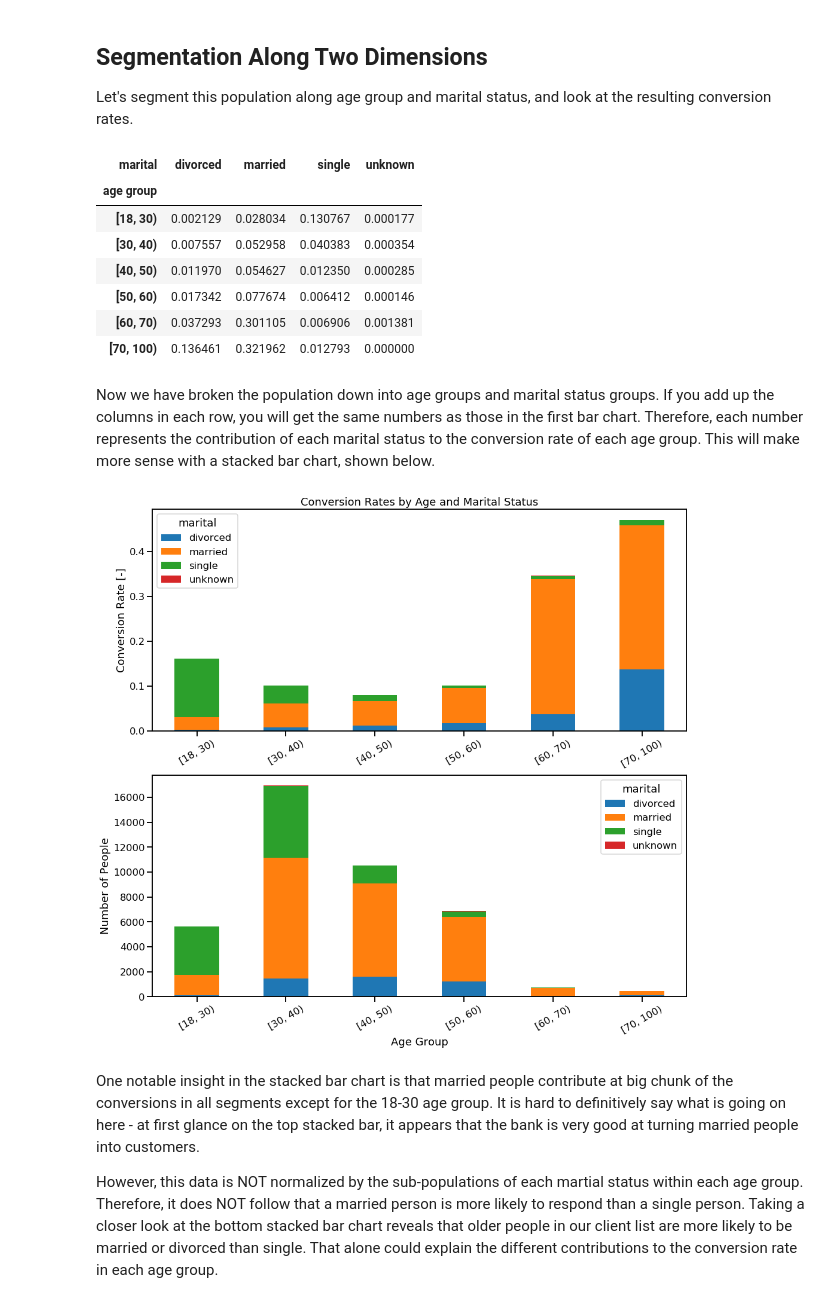
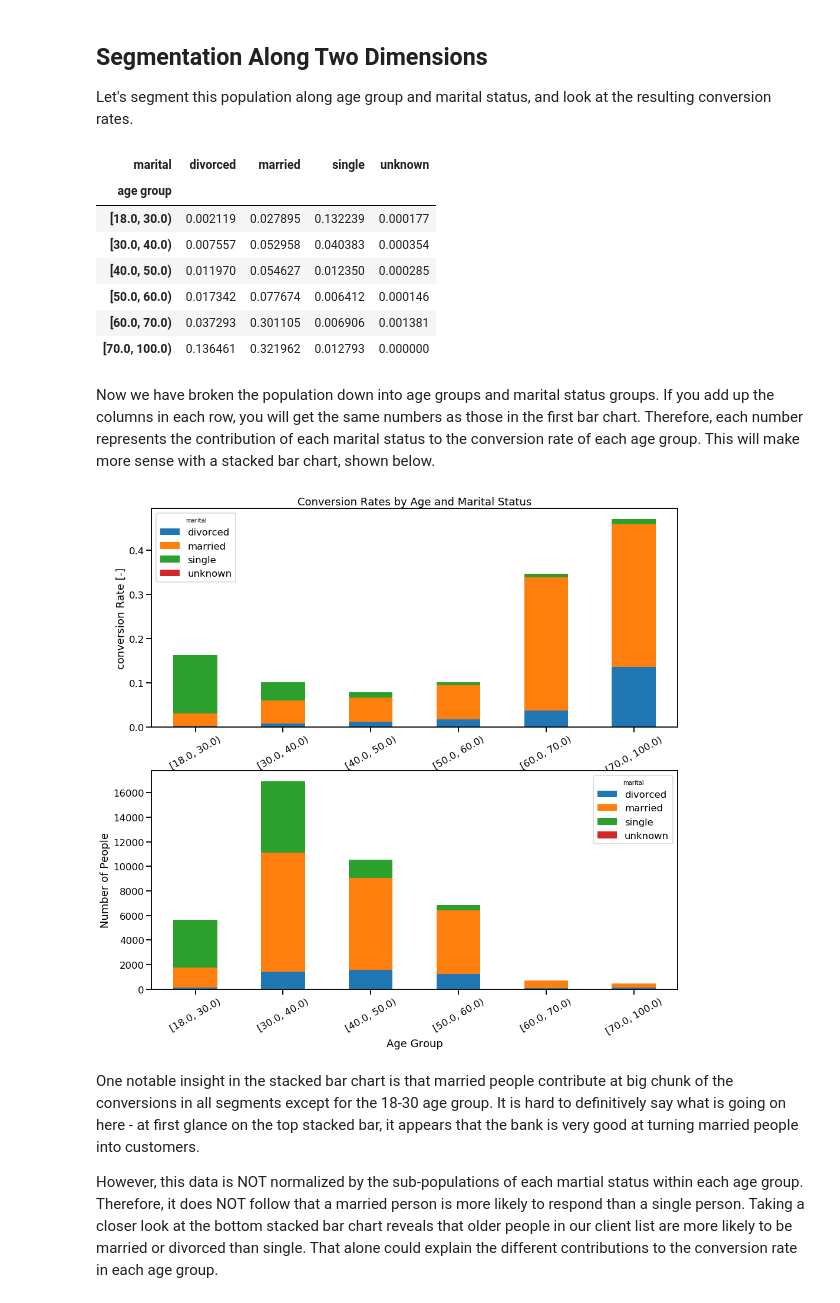
Before and after one commit to yahiakala/data-science-galeria, a Jupyter notebook: marketing-engagement/1-yk-casestudy1.ipynb, the cells around one changed output. Saved outputs shown, nothing was run; the diff lists cells and outputs as text; code cells hidden in the pictures.

```diff
--- a/marketing-engagement/1-yk-casestudy1.ipynb
+++ b/marketing-engagement/1-yk-casestudy1.ipynb
@@ -21,7 +20,7 @@ import numpy as np
 The autoreload extension is already loaded. To reload it, use:
   %reload_ext autoreload
 # %%
-df = pd.read_csv('../data/raw/bank-additional-full.csv', sep=';')
+df = pd.read_csv('bank-additional-full.csv', sep=';')
 # %%
 df.head()
 # %% [output]
@@ -90,27 +89,25 @@ The bar plots above do a better job of showing how the conversion rate varies wi
 ## Segmentation Along Two Dimensions
 Let's segment this population along age group and marital status, and look at the resulting conversion rates.
 # %%
-hp.conversion_segmented_2(df2, 'conversion',
-                          ['age group', 'marital'])
+hp.ratio_segmented_2(df2, 'conversion', ['age group', 'marital'])
 # %% [output]
 | marital | divorced | married | single | unknown |
 | age group |  |  |  |  |
-| [18, 30) | 0.002129 | 0.028034 | 0.130767 | 0.000177 |
-| [30, 40) | 0.007557 | 0.052958 | 0.040383 | 0.000354 |
-| [40, 50) | 0.011970 | 0.054627 | 0.012350 | 0.000285 |
-| [50, 60) | 0.017342 | 0.077674 | 0.006412 | 0.000146 |
-| [60, 70) | 0.037293 | 0.301105 | 0.006906 | 0.001381 |
-| [70, 100) | 0.136461 | 0.321962 | 0.012793 | 0.000000 |
+| [18.0, 30.0) | 0.002119 | 0.027895 | 0.132239 | 0.000177 |
+| [30.0, 40.0) | 0.007557 | 0.052958 | 0.040383 | 0.000354 |
+| [40.0, 50.0) | 0.011970 | 0.054627 | 0.012350 | 0.000285 |
+| [50.0, 60.0) | 0.017342 | 0.077674 | 0.006412 | 0.000146 |
+| [60.0, 70.0) | 0.037293 | 0.301105 | 0.006906 | 0.001381 |
+| [70.0, 100.0) | 0.136461 | 0.321962 | 0.012793 | 0.000000 |
 # %% [markdown]
 Now we have broken the population down into age groups and marital status groups. If you add up the columns in each row, you will get the same numbers as those in the first bar chart. Therefore, each number represents the contribution of each marital status to the conversion rate of each age group. This will make more sense with a stacked bar chart, shown below.
 # %%
-fig3, ax3 = hp.stacked_bar_conversions(df2, 'conversion',
-                                       ['age group', 'marital'])
+fig3, ax3 = hp.stacked_bar_ratios(df2, 'conversion', ['age group', 'marital'])
 ax3[1].set_xlabel('Age Group')
 ax3[1].set_ylabel('Number of People')
 _ = ax3[0].set_title('Conversion Rates by Age and Marital Status')
 # %% [output]
-[figure, old version]
+[figure, new version]
 # %% [markdown]
 One notable insight in the stacked bar chart is that married people contribute at big chunk of the conversions in all segments except for the 18-30 age group. It is hard to definitively say what is going on here - at first glance on the top stacked bar, it appears that the bank is very good at turning married people into customers.
 
```
Also changed, not shown: parts of 6 cells of this notebook, 5 other files.
